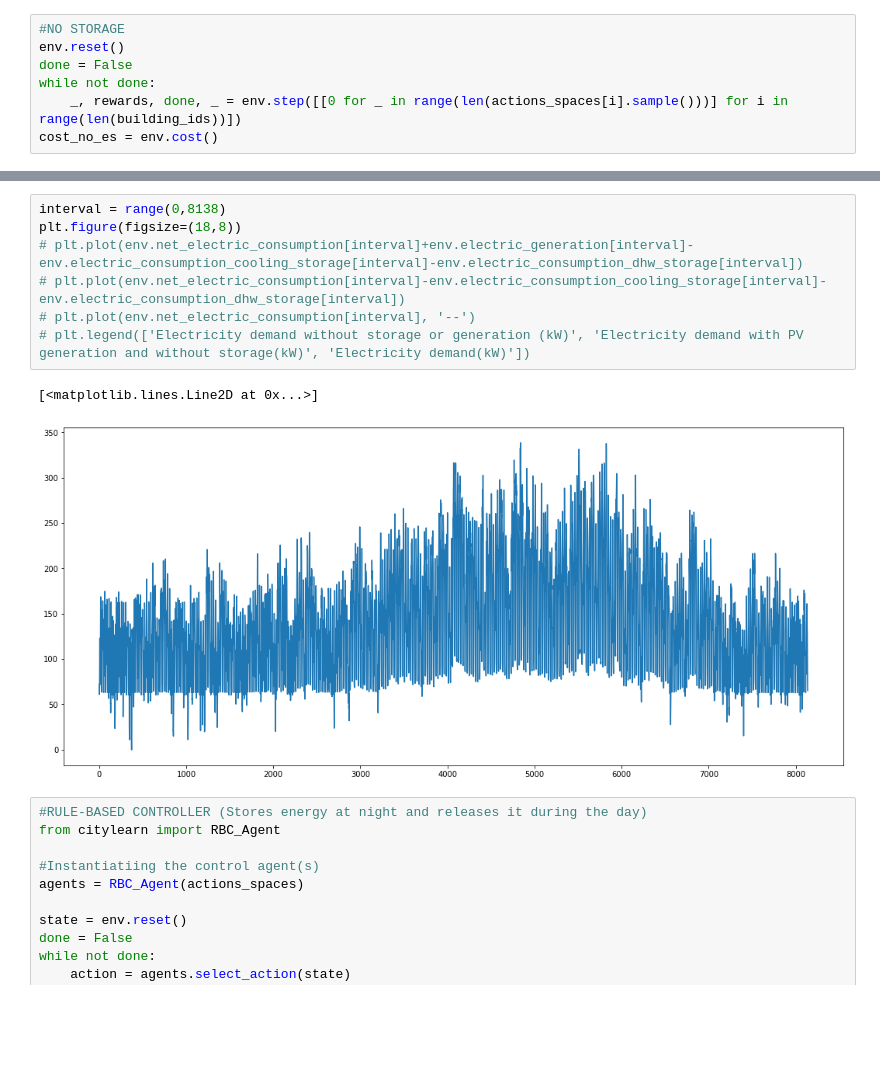
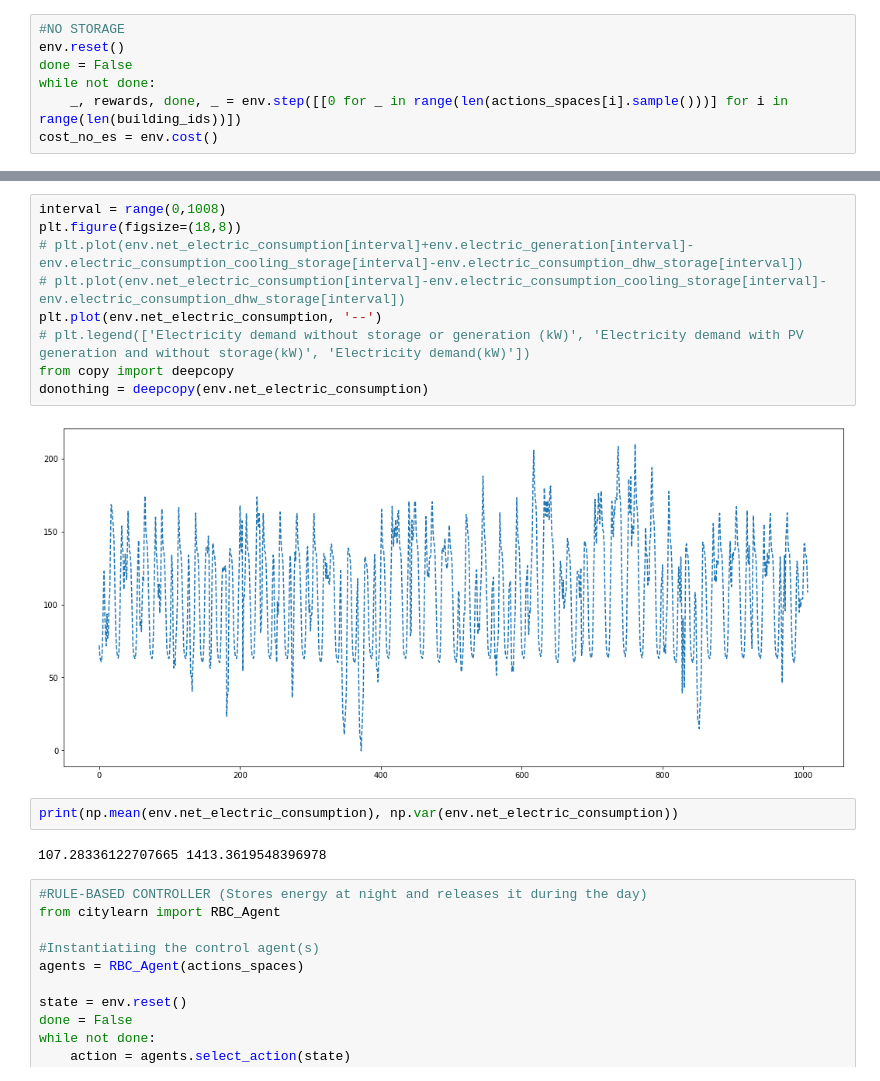
Before and after one commit to HQ01/CityLearn, a Jupyter notebook: example_rbc.ipynb, the cells around one changed output, grey strips where cells are left out. Cells and saved outputs as stored; diff of their text form; blank space fills up the shorter version.

```diff
--- a/example_rbc.ipynb
+++ b/example_rbc.ipynb
@@ -42,13 +42,18 @@ len(env.net_electric_consumption)
 # %%
-interval = range(0,8138)
+interval = range(0,1008)
 plt.figure(figsize=(18,8))
 # plt.plot(env.net_electric_consumption[interval]+env.electric_generation[interval]-env.electric_consumption_cooling_storage[interval]-env.electric_consumption_dhw_storage[interval])
 # plt.plot(env.net_electric_consumption[interval]-env.electric_consumption_cooling_storage[interval]-env.electric_consumption_dhw_storage[interval])
-# plt.plot(env.net_electric_consumption[interval], '--')
+plt.plot(env.net_electric_consumption, '--')
 # plt.legend(['Electricity demand without storage or generation (kW)', 'Electricity demand with PV generation and without storage(kW)', 'Electricity demand(kW)'])
+from copy import deepcopy
+donothing = deepcopy(env.net_electric_consumption)
 # %% [output]
-[<matplotlib.lines.Line2D at 0x...>]
-[figure, old version]
+[figure, new version]
+# %%
+print(np.mean(env.net_electric_consumption), np.var(env.net_electric_consumption))
+# %% [output]
+107.28336122707665 1413.3619548396978
 # %%
 #RULE-BASED CONTROLLER (Stores energy at night and releases it during the day)
 from citylearn import RBC_Agent
```
Also changed, not shown: parts of 8 cells of this notebook, 3 other files.
